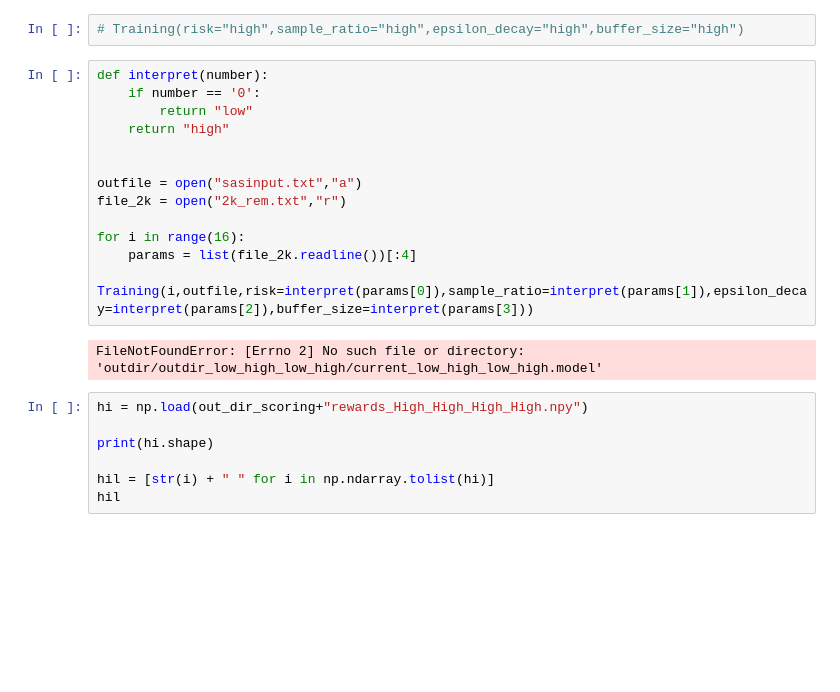
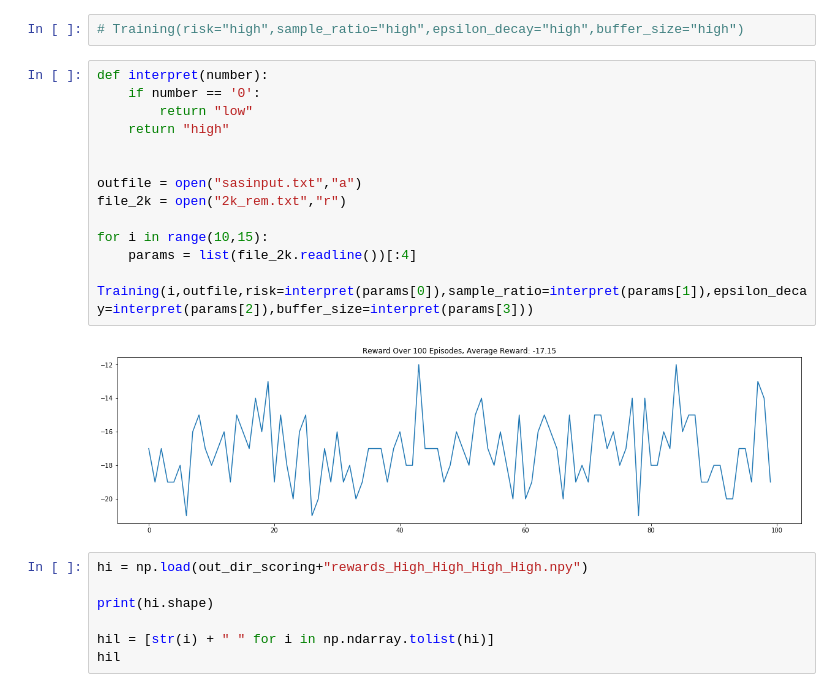
Before and after one commit to NithinTangellamudi/doe-rl, a Jupyter notebook: Pong_scoring_runs.ipynb, the cells around one changed output. Drawn from its saved outputs; the diff is of its cells as text; blank space fills up the shorter version.

```diff
--- a/Pong_scoring_runs.ipynb
+++ b/Pong_scoring_runs.ipynb
@@ -200,18 +200,18 @@ def Training(iteration,outfile,risk="low",sample_ratio="low",epsilon_decay="low"
 # %%
 def interpret(number):
     if number == '0':
         return "low"
     return "high"
 
 
 outfile = open("sasinput.txt","a")
 file_2k = open("2k_rem.txt","r")
 
-for i in range(16):
+for i in range(10,15):
     params = list(file_2k.readline())[:4]
     Training(i,outfile,risk=interpret(params[0]),sample_ratio=interpret(params[1]),epsilon_decay=interpret(params[2]),buffer_size=interpret(params[3]))
 # %% [output]
-FileNotFoundError: [Errno 2] No such file or directory: 'outdir/outdir_low_high_low_high/current_low_high_low_high.model'
+[figure, added]
 # %%
 hi = np.load(out_dir_scoring+"rewards_High_High_High_High.npy")
 
```
Also changed, not shown: parts of 1 cell of this notebook, 10 other files.
